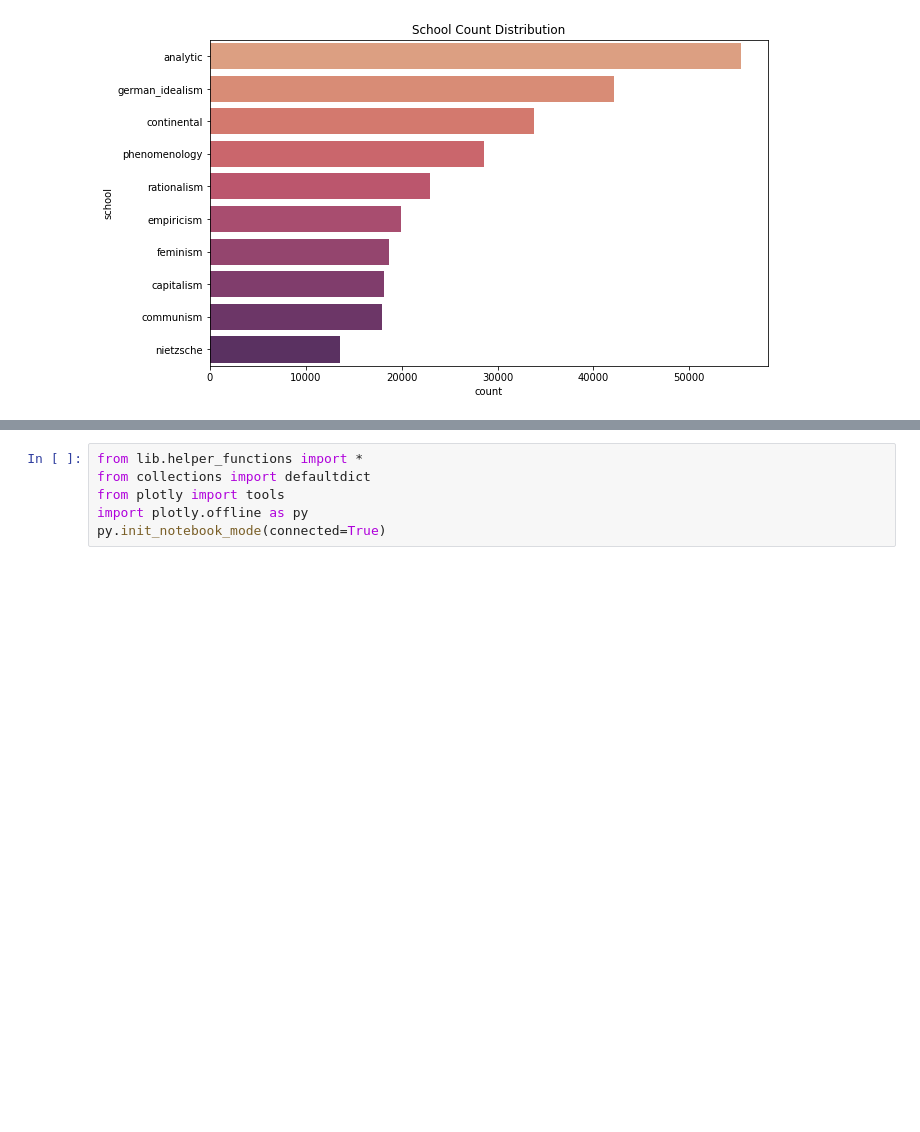
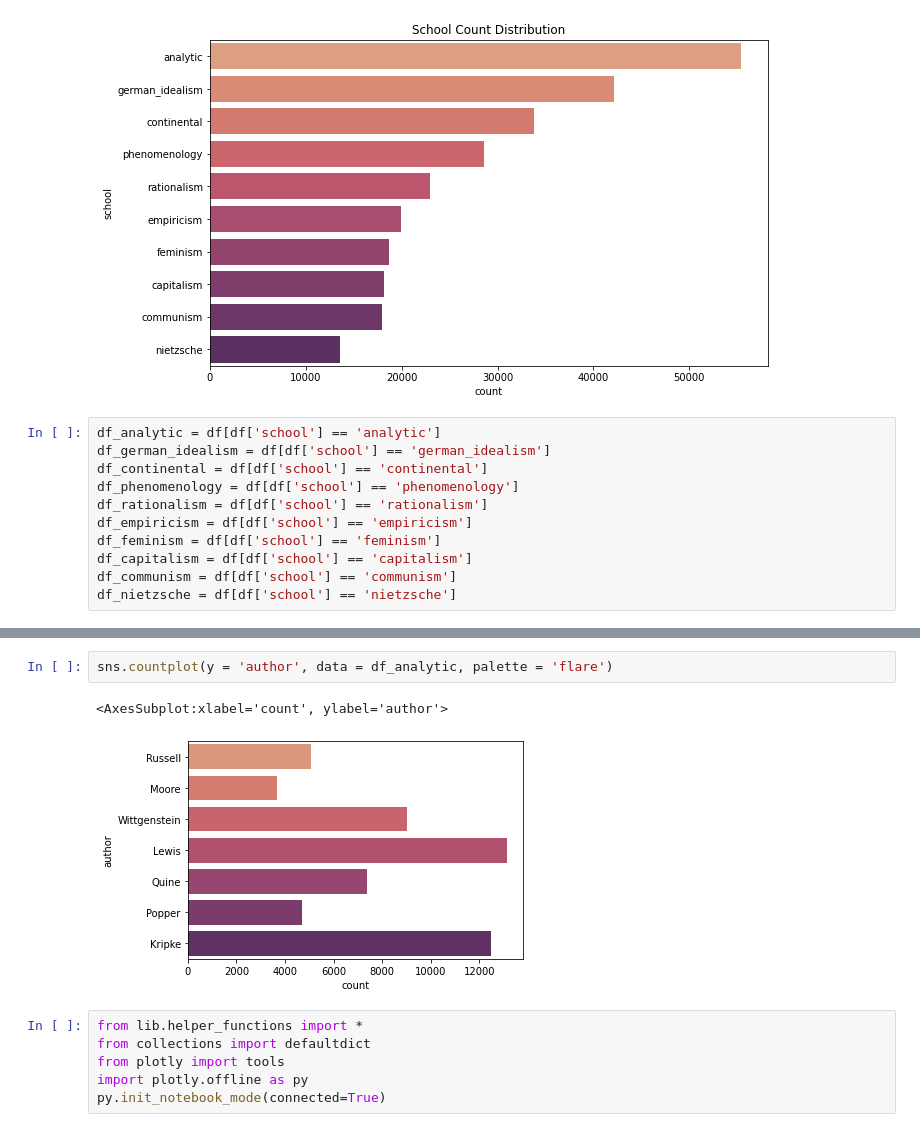
Before and after one commit to woonsupkim/NLP_Philosophy_DataStory, a Jupyter notebook: Project1.ipynb, the cells around one changed output, grey strips where cells are left out. Cells and saved outputs as stored; diff of their text form; blank space fills up the shorter version.

```diff
--- a/Project1.ipynb
+++ b/Project1.ipynb
@@ -203,3 +207,14 @@ sns.countplot(y = 'school', data = df_1900, order = df_1900['school'].value_coun
 # %% [output]
 <AxesSubplot:title={'center':'School Count Distribution'}, xlabel='count', ylabel='school'>
 [figure]
+# %%
+df_analytic = df[df['school'] == 'analytic']
+df_german_idealism = df[df['school'] == 'german_idealism']
+df_continental = df[df['school'] == 'continental']
+df_phenomenology = df[df['school'] == 'phenomenology']
+df_rationalism = df[df['school'] == 'rationalism']
+df_empiricism = df[df['school'] == 'empiricism']
+df_feminism = df[df['school'] == 'feminism']
+df_capitalism = df[df['school'] == 'capitalism']
+df_communism = df[df['school'] == 'communism']
+df_nietzsche = df[df['school'] == 'nietzsche']
@@ -206,3 +239,8 @@ sns.countplot(y = 'school', data = df_1900, order = df_1900['school'].value_coun
+# %%
+sns.countplot(y = 'author', data = df_analytic, palette = 'flare')
+# %% [output]
+<AxesSubplot:xlabel='count', ylabel='author'>
+[figure, added]
 # %%
 from lib.helper_functions import *
 from collections import defaultdict
```
Also changed, not shown: parts of 8 cells of this notebook.
